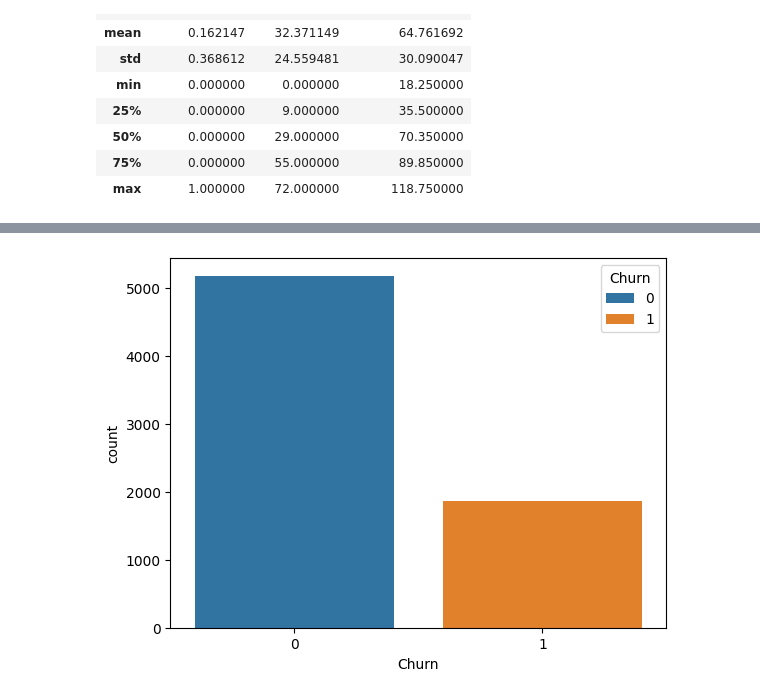
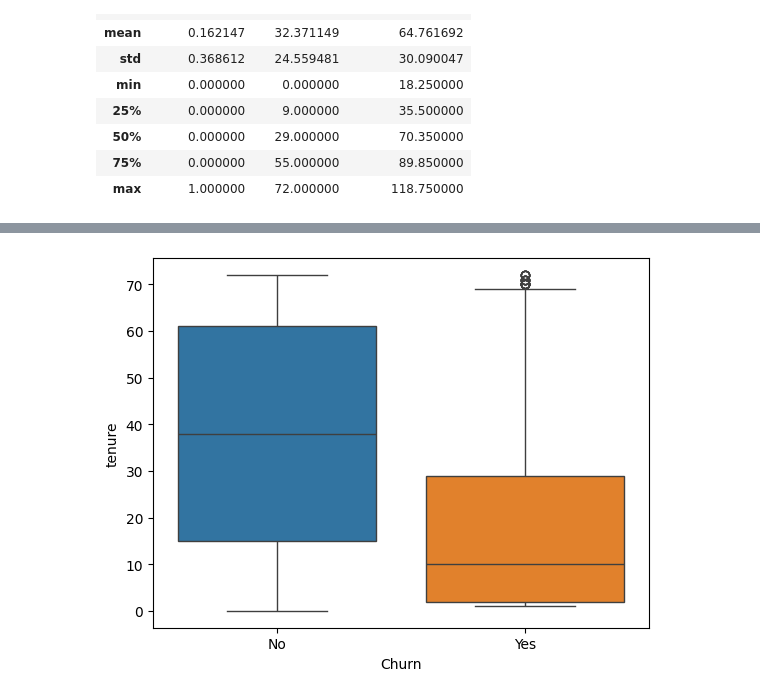
Before and after one commit to cafesmire/notebooks, a Jupyter notebook: telco_customer_churn/telco_customer_churn.ipynb, the cells around one changed output, grey strips where cells are left out. Saved outputs shown, nothing was run; the diff lists cells and outputs as text; code cells hidden in the pictures.

Commit message:
Plot relationships for churn vs tenure/contract

```diff
--- a/telco_customer_churn/telco_customer_churn.ipynb
+++ b/telco_customer_churn/telco_customer_churn.ipynb
@@ -79,5 +69,0 @@ binary_mappings = {
-# %%
-for col, mapping in binary_mappings.items():
-    df[col] = df[col].map(mapping)
-
-df.head()
@@ -92,5 +81,5 @@ df.head()
 # %%
-sns.countplot(df, x="Churn", hue="Churn")
+sns.boxplot(data=df, x='Churn', y='tenure', hue='Churn')
 plt.show()
 # %% [output]
-[figure, old version]
+[figure, new version]
```
Also changed, not shown: parts of 8 cells of this notebook.
